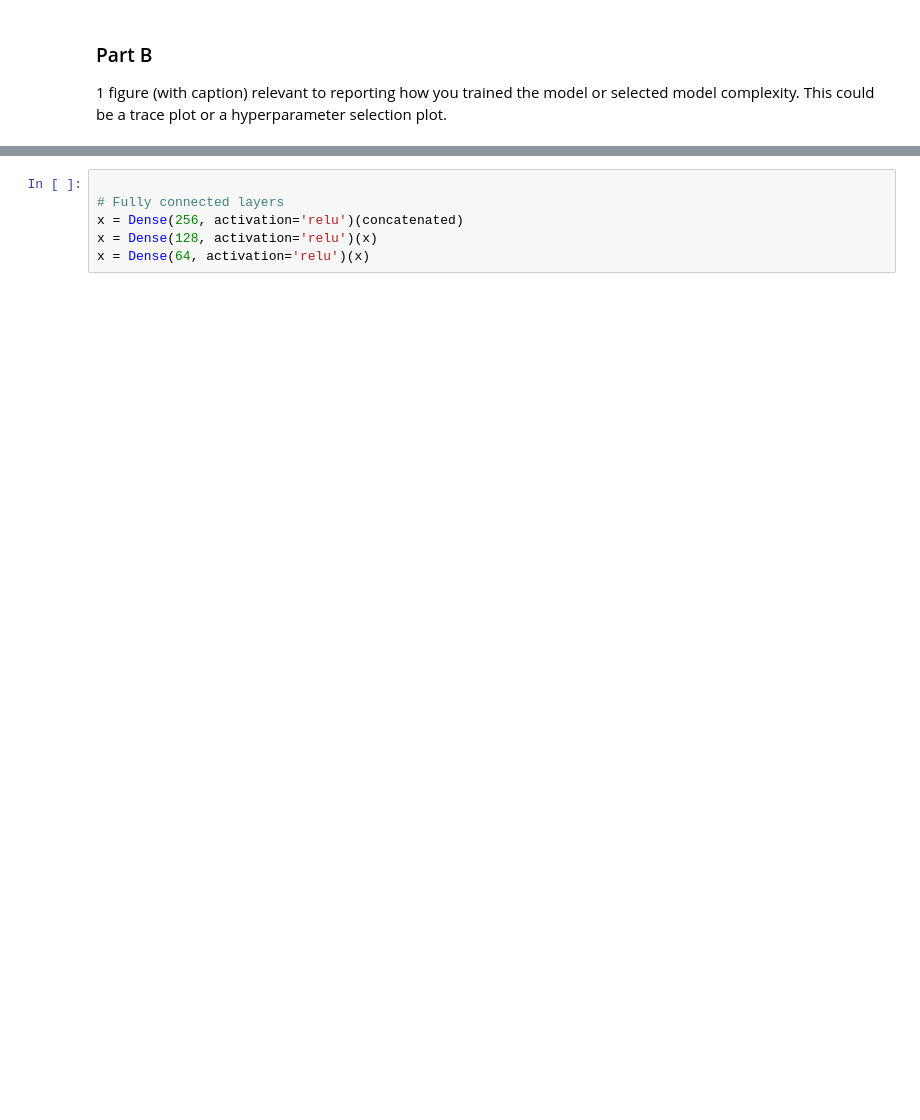
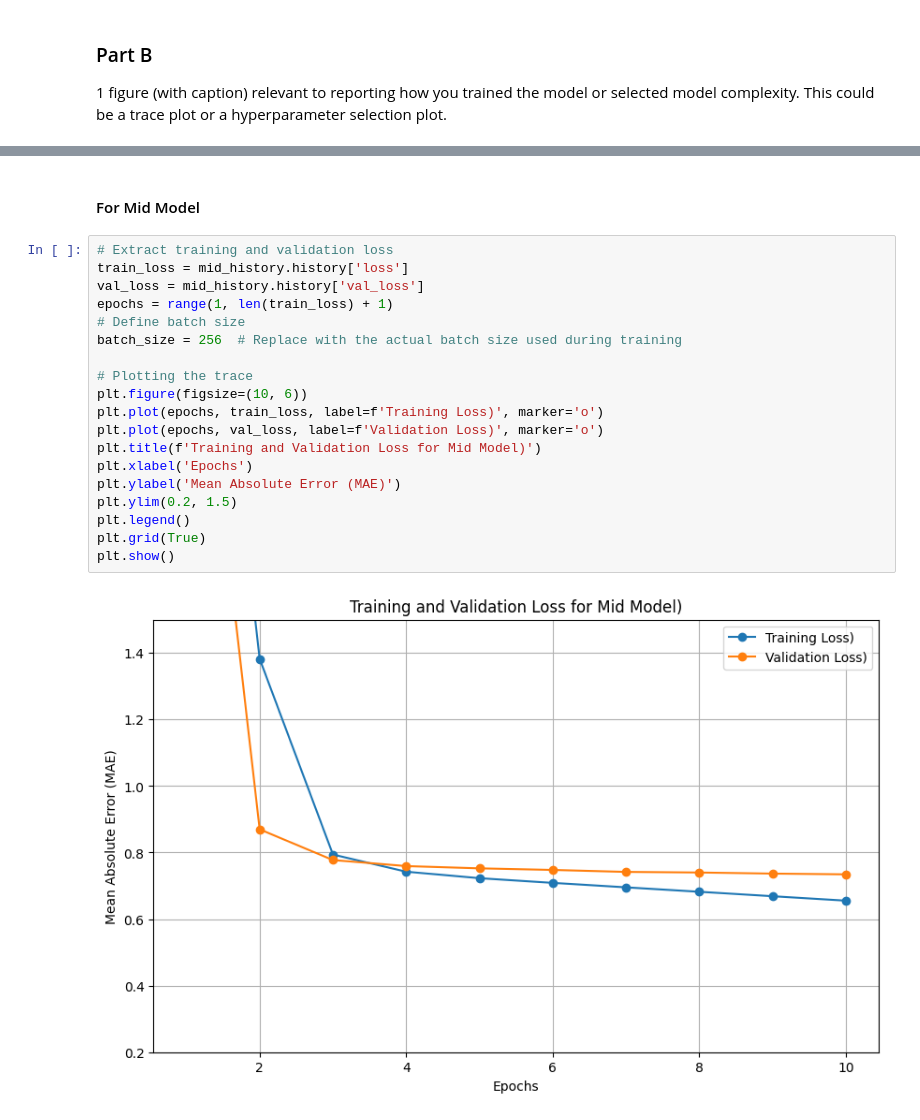
Before and after one commit to JordanPauzie/Movie-Recommendation-Model, a Jupyter notebook: Problem2Model.ipynb, the cells around one changed output, grey strips where cells are left out. Drawn from its saved outputs; the diff is of its cells as text; blank space fills up the shorter version.

```diff
--- a/Problem2Model.ipynb
+++ b/Problem2Model.ipynb
@@ -346,6 +522,23 @@ plt.show()
-# %%
-
-# Fully connected layers
-x = Dense(256, activation='relu')(concatenated)
-x = Dense(128, activation='relu')(x)
-x = Dense(64, activation='relu')(x)
+# %% [markdown]
+#### For Mid Model
+# %%
+# Extract training and validation loss
+train_loss = mid_history.history['loss']
+val_loss = mid_history.history['val_loss']
+epochs = range(1, len(train_loss) + 1)
+# Define batch size
+batch_size = 256  # Replace with the actual batch size used during training
+
+# Plotting the trace
+plt.figure(figsize=(10, 6))
+plt.plot(epochs, train_loss, label=f'Training Loss)', marker='o')
+plt.plot(epochs, val_loss, label=f'Validation Loss)', marker='o')
+plt.title(f'Training and Validation Loss for Mid Model)')
+plt.xlabel('Epochs')
+plt.ylabel('Mean Absolute Error (MAE)')
+plt.ylim(0.2, 1.5)
+plt.legend()
+plt.grid(True)
+plt.show()
+# %% [output]
+[figure, added]
```
Also changed, not shown: parts of 31 cells of this notebook, 1 other file.
